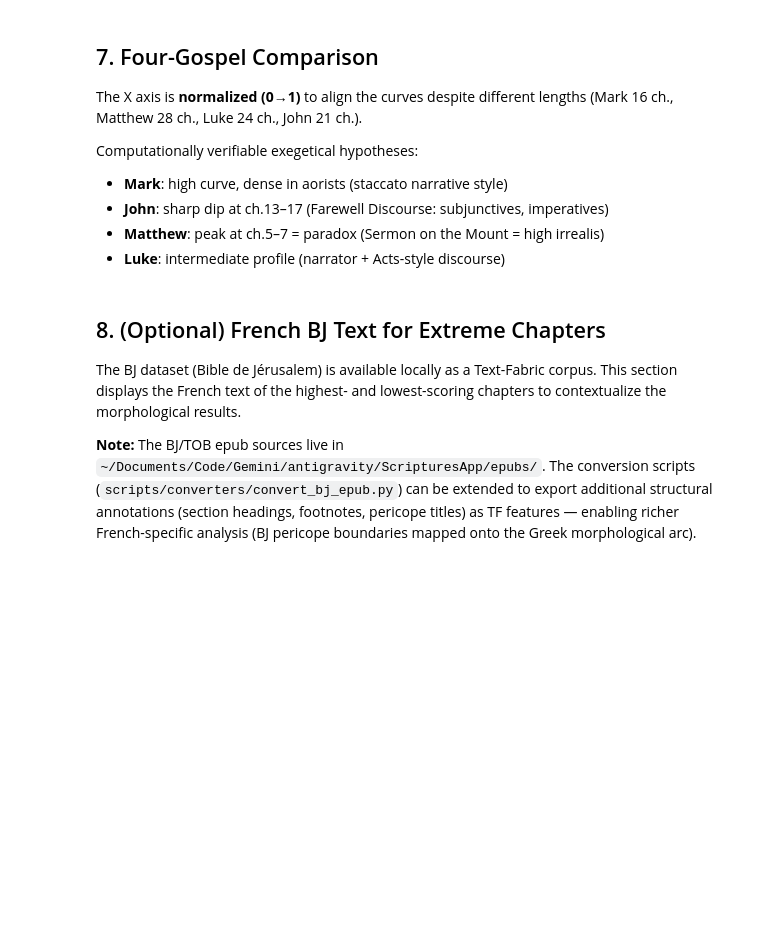
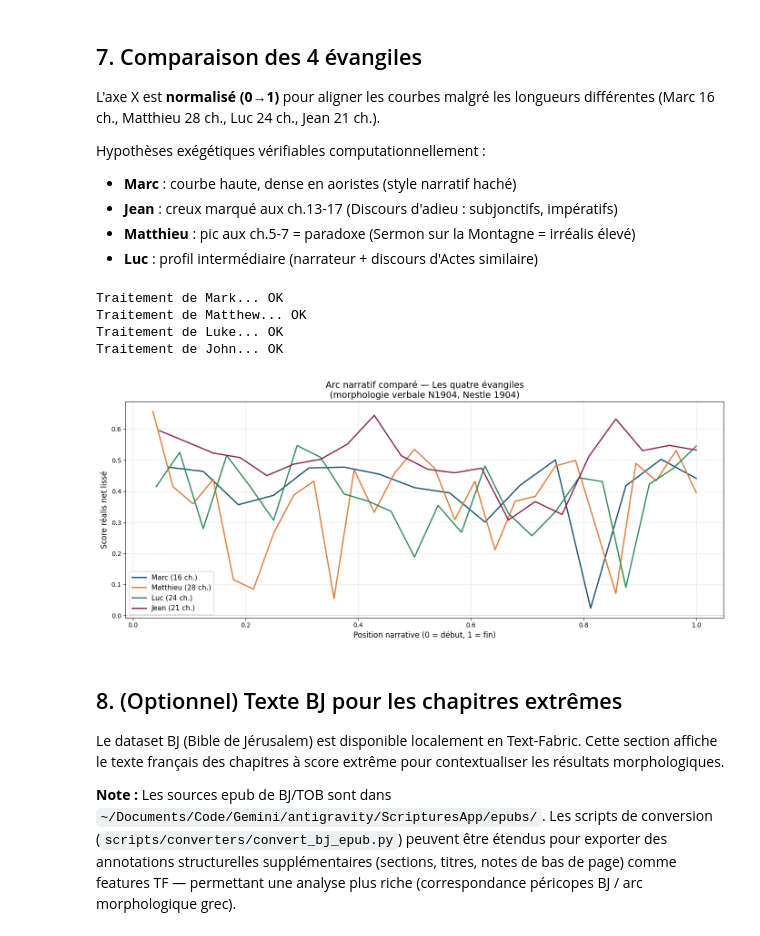
Before and after one commit to ronanguilloux/Greek-Scriptures-on-NLP, a Jupyter notebook: Mark_Event_Arc.ipynb, the cells around one changed output. Cells and saved outputs as stored; diff of their text form; code cells hidden in the pictures; blank space fills up the shorter version.

```diff
--- a/Mark_Event_Arc.ipynb
+++ b/Mark_Event_Arc.ipynb
@@ -385,73 +447,79 @@ print(f"Estimated impact: {len(df_ptc)} under-scored verbs out of {df_mark['verb
 # %% [markdown]
-## 7. Four-Gospel Comparison
+## 7. Comparaison des 4 évangiles
 
-The X axis is **normalized (0→1)** to align the curves despite different lengths
-(Mark 16 ch., Matthew 28 ch., Luke 24 ch., John 21 ch.).
+L'axe X est **normalisé (0→1)** pour aligner les courbes malgré les longueurs différentes
+(Marc 16 ch., Matthieu 28 ch., Luc 24 ch., Jean 21 ch.).
 
-Computationally verifiable exegetical hypotheses:
-- **Mark**: high curve, dense in aorists (staccato narrative style)
-- **John**: sharp dip at ch.13–17 (Farewell Discourse: subjunctives, imperatives)
-- **Matthew**: peak at ch.5–7 = paradox (Sermon on the Mount = high irrealis)
-- **Luke**: intermediate profile (narrator + Acts-style discourse)
+Hypothèses exégétiques vérifiables computationnellement :
+- **Marc** : courbe haute, dense en aoristes (style narratif haché)
+- **Jean** : creux marqué aux ch.13-17 (Discours d'adieu : subjonctifs, impératifs)
+- **Matthieu** : pic aux ch.5-7 = paradoxe (Sermon sur la Montagne = irréalis élevé)
+- **Luc** : profil intermédiaire (narrateur + discours d'Actes similaire)
 # %%
-# Build DataFrames for all four gospels (~10 seconds)
+# Construction des DataFrames pour les 4 évangiles (~10 secondes)
 dfs = {}
 for book in ["Mark", "Matthew", "Luke", "John"]:
-    print(f"Processing {book}...", end=" ")
+    print(f"Traitement de {book}...", end=" ")
     dfs[book] = build_gospel_df(book)
     print("OK")
 
 GOSPEL_COLORS = {
     "Mark":    "#1a4f72",
     "Matthew": "#e07b39",
     "Luke":    "#2e8b57",
     "John":    "#8b2252",
 }
 
 GOSPEL_LABELS = {
-    "Mark":    "Mark (16 ch.)",
-    "Matthew": "Matthew (28 ch.)",
-    "Luke":    "Luke (24 ch.)",
-    "John":    "John (21 ch.)",
+    "Mark":    "Marc (16 ch.)",
+    "Matthew": "Matthieu (28 ch.)",
+    "Luke":    "Luc (24 ch.)",
+    "John":    "Jean (21 ch.)",
 }
 
 fig, ax = plt.subplots(figsize=(14, 6))
 
 for book, df in dfs.items():
     scores = df["net_score"].values
     n = len(scores)
-    # Normalized X axis: narrative position 0→1
+    # Axe X normalisé : position narrative 0→1
     x_norm = [ch / n for ch in range(1, n + 1)]
     smoothed = savgol_filter(scores, window_length=3, polyorder=2)
     ax.plot(x_norm, smoothed,
             label=GOSPEL_LABELS[book],
             color=GOSPEL_COLORS[book],
             linewidth=2)
 
 ax.axhline(0, color="gray", linewidth=0.8, linestyle=":")
-ax.set_xlabel("Narrative position (0 = beginning, 1 = end)", fontsize=12)
-ax.set_ylabel("Smoothed net realis score", fontsize=12)
+ax.set_xlabel("Position narrative (0 = début, 1 = fin)", fontsize=12)
+ax.set_ylabel("Score réalis net lissé", fontsize=12)
 ax.set_title(
-    "Comparative Narrative Arc — The Four Gospels\n(Verbal Morphology, N1904, Nestle 1904)",
+    "Arc narratif comparé — Les quatre évangiles\n(morphologie verbale N1904, Nestle 1904)",
     fontsize=14
 )
 ax.legend(fontsize=11)
 ax.grid(True, linestyle="--", alpha=0.4)
 plt.tight_layout()
 plt.show()
+# %% [output]
+Traitement de Mark... OK
+Traitement de Matthew... OK
+Traitement de Luke... OK
+Traitement de John... OK
+[figure, added]
 # %% [markdown]
-## 8. (Optional) French BJ Text for Extreme Chapters
+## 8. (Optionnel) Texte BJ pour les chapitres extrêmes
 
-The BJ dataset (Bible de Jérusalem) is available locally as a Text-Fabric corpus.
-This section displays the French text of the highest- and lowest-scoring chapters
-to contextualize the morphological results.
+Le dataset BJ (Bible de Jérusalem) est disponible localement en Text-Fabric.
+Cette section affiche le texte français des chapitres à score extrême pour contextualiser
+les résultats morphologiques.
 
-**Note:** The BJ/TOB epub sources live in
+**Note :** Les sources epub de BJ/TOB sont dans
 `~/Documents/Code/Gemini/antigravity/ScripturesApp/epubs/`.
-The conversion scripts (`scripts/converters/convert_bj_epub.py`) can be extended
-to export additional structural annotations (section headings, footnotes, pericope titles)
-as TF features — enabling richer French-specific analysis (BJ pericope boundaries
-mapped onto the Greek morphological arc).
+Les scripts de conversion (`scripts/converters/convert_bj_epub.py`) peuvent être
+étendus pour exporter des annotations structurelles supplémentaires (sections, titres,
+notes de bas de page) comme features TF — permettant une analyse plus riche
+(correspondance péricopes BJ / arc morphologique grec).
 # %%
 import os
 
```
Also changed, not shown: parts of 19 cells of this notebook.
